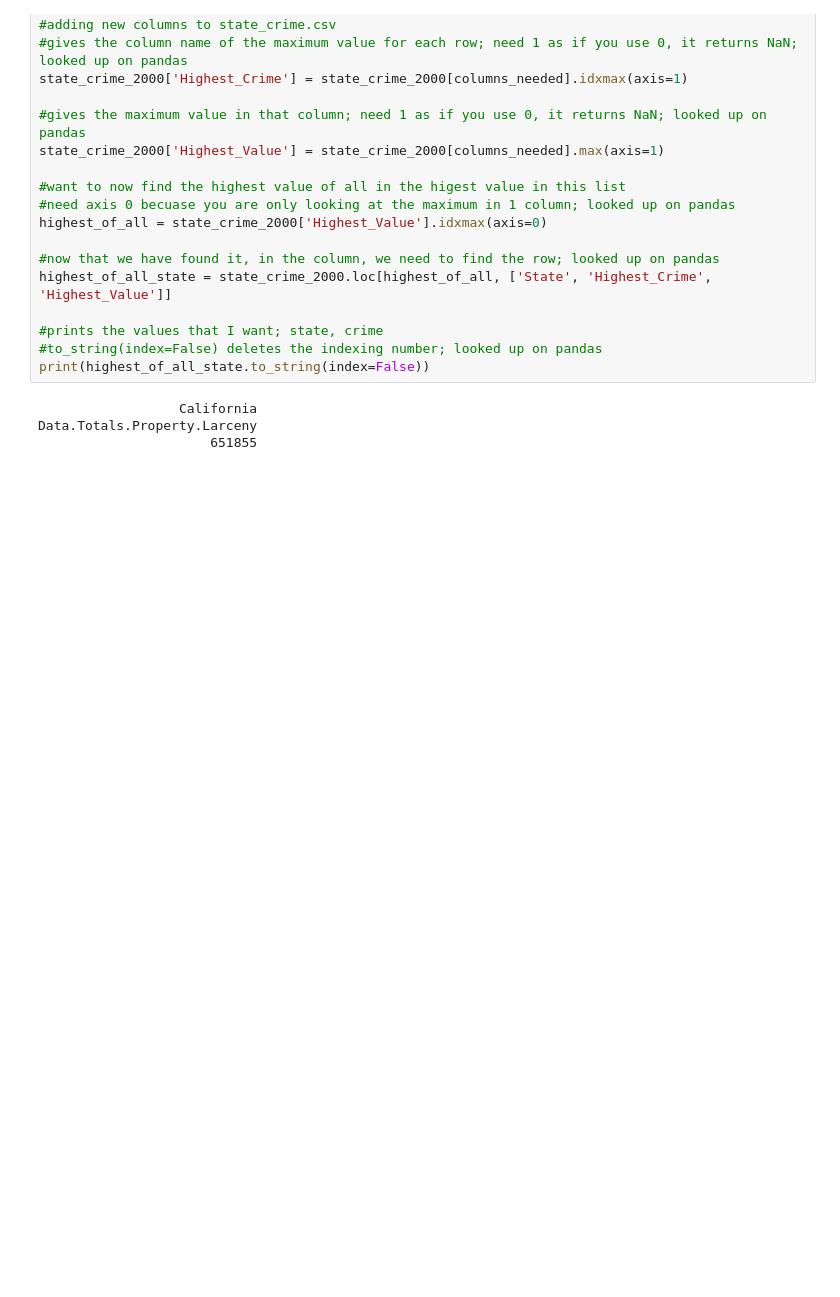
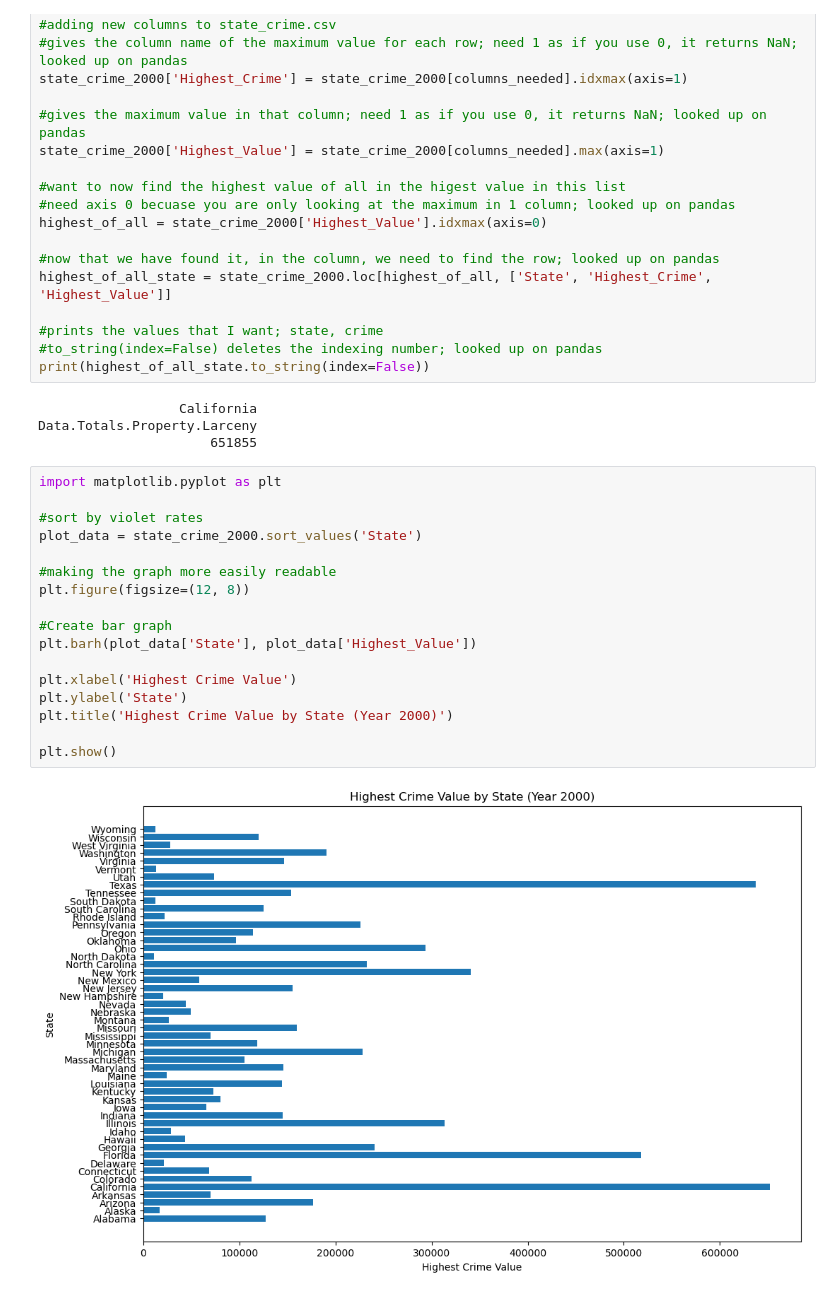
Before and after one commit to dfolland51020/cs130-project, a Jupyter notebook: analysis.ipynb, the cells around one changed output. Cells and saved outputs as stored; diff of their text form; blank space fills up the shorter version.

```diff
--- a/analysis.ipynb
+++ b/analysis.ipynb
@@ -165,3 +169,22 @@ print(highest_of_all_state.to_string(index=False))
                   California
 Data.Totals.Property.Larceny
                       651855
+# %%
+import matplotlib.pyplot as plt
+
+#sort by violet rates
+plot_data = state_crime_2000.sort_values('State')
+
+#making the graph more easily readable
+plt.figure(figsize=(12, 8))
+
+#Create bar graph
+plt.barh(plot_data['State'], plot_data['Highest_Value'])
+
+plt.xlabel('Highest Crime Value')
+plt.ylabel('State')
+plt.title('Highest Crime Value by State (Year 2000)')
+
+plt.show()
+# %% [output]
+[figure, added]
```
Also changed, not shown: parts of 5 cells of this notebook.
